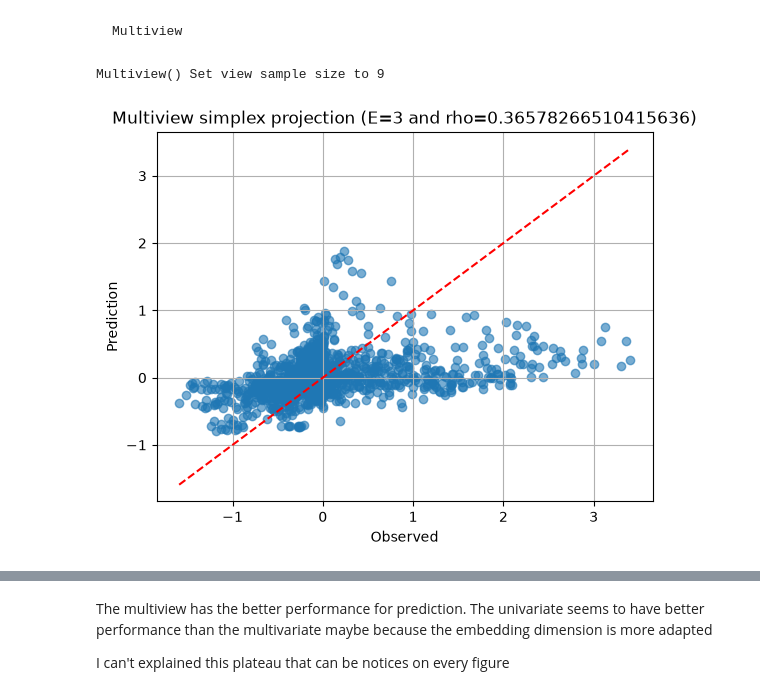
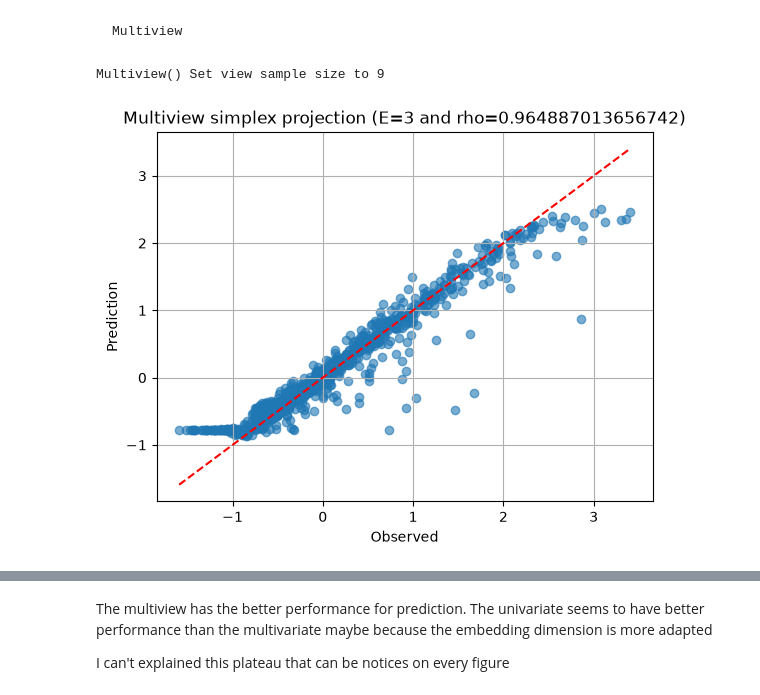
Before and after one commit to EulalieContreras/NTU_ecoinformatic, a Jupyter notebook: mywork/hydrography_notebook.ipynb, the cells around one changed output, grey strips where cells are left out. Drawn from its saved outputs; the diff is of its cells as text; code cells hidden in the pictures.

```diff
--- a/mywork/hydrography_notebook.ipynb
+++ b/mywork/hydrography_notebook.ipynb
@@ -50,6 +50,15 @@ miss = fdv1['mean_flow'].isna()
 runs = miss.groupby((~miss).cumsum()).sum()
 runs = runs[runs > 0]                    # longueur de chaque trou
 print(len(runs), runs.max(), miss.mean())
+
+### I fill the na values with the mean of each date on several years because :
+# 1 - It's important to keep every time step so that the embedding does not create false vectors and neighbors (ex: 1 mars, 2 mars, 16 septembre)
+# 2 - The mean of each date on several years is a good approximation of the missing value because it keeps the seasonality of the data and therefore does no create any disturbance in the creation of surrogate
+# 3 - I tried to implement directly the management of the missing values in the c++ code to avoid problem 1 without having to fill the missing values with non true values but it was too complicated and I did not succeed
+### please refer to the end of process.ipynf for the figures on this question
+
+fdv1['mean_flow'] = fun.filled(fdv1['mean_flow'])
+print(fdv1['mean_flow'].isna().sum())
 
 
 
@@ -65,6 +74,9 @@ runs = miss.groupby((~miss).cumsum()).sum()
 runs = runs[runs > 0]                    # longueur de chaque trou
 print(len(runs), runs.max(), miss.mean())
 
+meteo['precipitation'] = fun.filled(meteo['precipitation'])
+print(meteo['precipitation'].isna().sum())
+
 
 
 ground_water = pd.read_csv('donnees/groundwater_02-13.csv', sep=';', parse_dates = ['date'])
@@ -78,6 +90,9 @@ miss = ground_water['NGF_depth'].isna()
 runs = miss.groupby((~miss).cumsum()).sum()
 runs = runs[runs > 0]                    # longueur de chaque trou
 print(len(runs), runs.max(), miss.mean())
+
+ground_water['NGF_depth'] = fun.filled(ground_water['NGF_depth'])
+print(ground_water['NGF_depth'].isna().sum())
 
 
 
@@ -304,23 +382,39 @@ plt.grid(True)
 # %% [markdown]
     Multiview
 # %%
-
-pred_mean_flow = fun.Multiview(dataFrame = df, columns='mean_flow NGF_depth lag_precipitation', target='mean_flow', lib=f'{lib_start} {lib_end}', pred = f'{pred_start} {pred_end}', E=bestE, Tp=0)['Predictions']
+pred_mean_flow = fun.Multiview(dataFrame = df, columns='mean_flow NGF_depth lag_precipitation', target='mean_flow', lib=f'{lib_start} {lib_end}', pred = f'{pred_start} {pred_end}', E=3, Tp=1)['Predictions']
 
 plt.figure()
 
 pred_mean_flow = pred_mean_flow.dropna(subset=["Predictions", "Observations"])
 
 obs_valid = pred_mean_flow['Observations'].values
 pred_valid = pred_mean_flow['Predictions'].values
 rho = np.corrcoef(obs_valid, pred_valid)[0, 1]
 
 plt.scatter(obs_valid, pred_valid, alpha=0.6)
 plt.plot([obs_valid.min(), obs_valid.max()], [obs_valid.min(), obs_valid.max()], 'r--')
 plt.xlabel("Observed")
 plt.ylabel("Prediction")
 plt.title(f"Multiview simplex projection (E={bestE} and rho={rho})")
 plt.grid(True)
+
+pred_gw = fun.Multiview(dataFrame = df, columns='mean_flow NGF_depth lag_precipitation', target='NGF_depth', lib=f'{lib_start} {lib_end}', pred = f'{pred_start} {pred_end}', E=3, Tp=1)['Predictions']
+
+plt.figure()
+
+pred_gw = pred_gw.dropna(subset=["Predictions", "Observations"])
+
+obs_valid = pred_gw['Observations'].values
+pred_valid = pred_gw['Predictions'].values
+rho = np.corrcoef(obs_valid, pred_valid)[0, 1]
+
+plt.scatter(obs_valid, pred_valid, alpha=0.6)
+plt.plot([obs_valid.min(), obs_valid.max()], [obs_valid.min(), obs_valid.max()], 'r--')
+plt.xlabel("Observed")
+plt.ylabel("Prediction")
+plt.title(f"Multiview simplex projection (E={bestE_gw} and rho={rho})")
+plt.grid(True)
 # %% [output]
 Multiview() Set view sample size to 9
-[figure, old version]
+[figure, new version]
```
Also changed, not shown: parts of 63 cells of this notebook, 17 other files.
